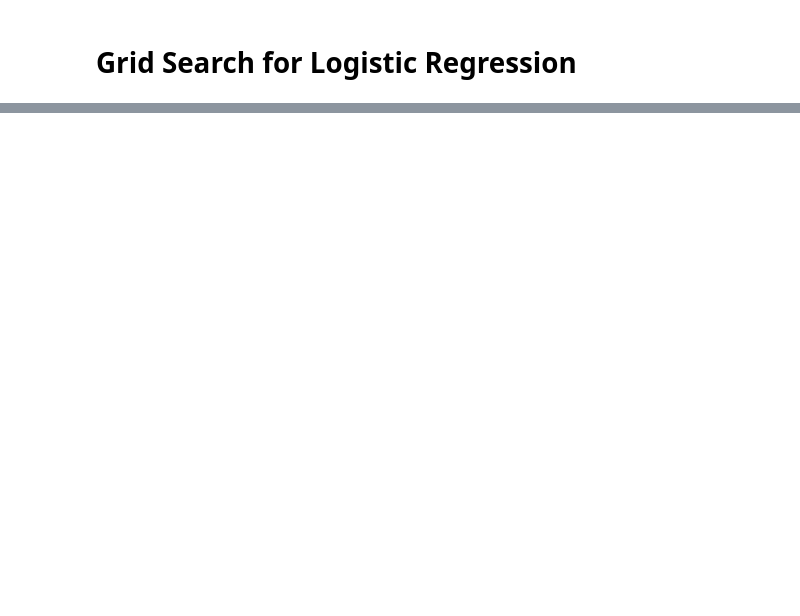
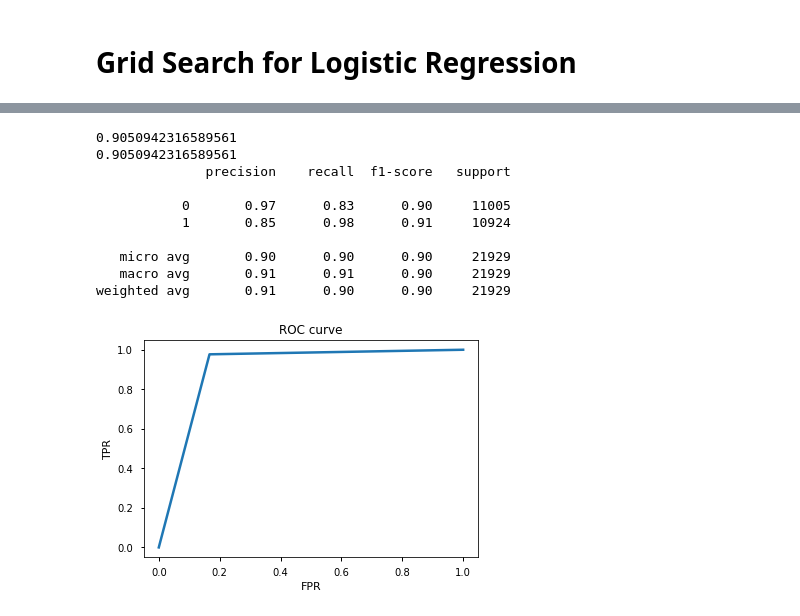
Before and after one commit to clydemendonca/greyatom-hackathon-1, a Jupyter notebook: Hackathon.ipynb, the cells around one changed output, grey strips where cells are left out. Cells and saved outputs as stored; diff of their text form; code cells hidden in the pictures; blank space fills up the shorter version.

```diff
--- a/Hackathon.ipynb
+++ b/Hackathon.ipynb
@@ -993,17 +1120,37 @@ svc_grid_search(X, y)
 # %%
-def gnb(X,y):
+def knn(X,y):
 
     smote = SMOTE(kind='regular')
     X_sm, y_sm =  smote.fit_sample(X, y.ravel())
 
     X_train, X_test, y_train, y_test = train_test_split(X_sm, y_sm, test_size=0.3, random_state=42)
 
-    nb = GaussianNB()
-    nb.fit(X_train,y_train)
-    y_pred = nb.predict(X_test)
+    knn = KNeighborsClassifier(n_neighbors=5)
+    knn.fit(X_train,y_train)
+    y_pred = knn.predict(X_test)
 
     false_positive_rate, true_positive_rate, thresholds = roc_curve(y_test, y_pred)
     print(auc(false_positive_rate, true_positive_rate))
     print(roc_auc_score(y_test, y_pred))
 
     print(classification_report(y_test, y_pred))
+    plt.clf()
+    plt.plot(false_positive_rate, true_positive_rate)
+    plt.xlabel('FPR')
+    plt.ylabel('TPR')
+    plt.title('ROC curve')
+    plt.show()
+# %%
+knn(X,y)
+# %% [output]
+0.9050942316589561
+0.9050942316589561
+              precision    recall  f1-score   support
+
+           0       0.97      0.83      0.90     11005
+           1       0.85      0.98      0.91     10924
+
+   micro avg       0.90      0.90      0.90     21929
+   macro avg       0.91      0.91      0.90     21929
+weighted avg       0.91      0.90      0.90     21929
+[figure, added]
```
Also changed, not shown: parts of 67 cells of this notebook.
